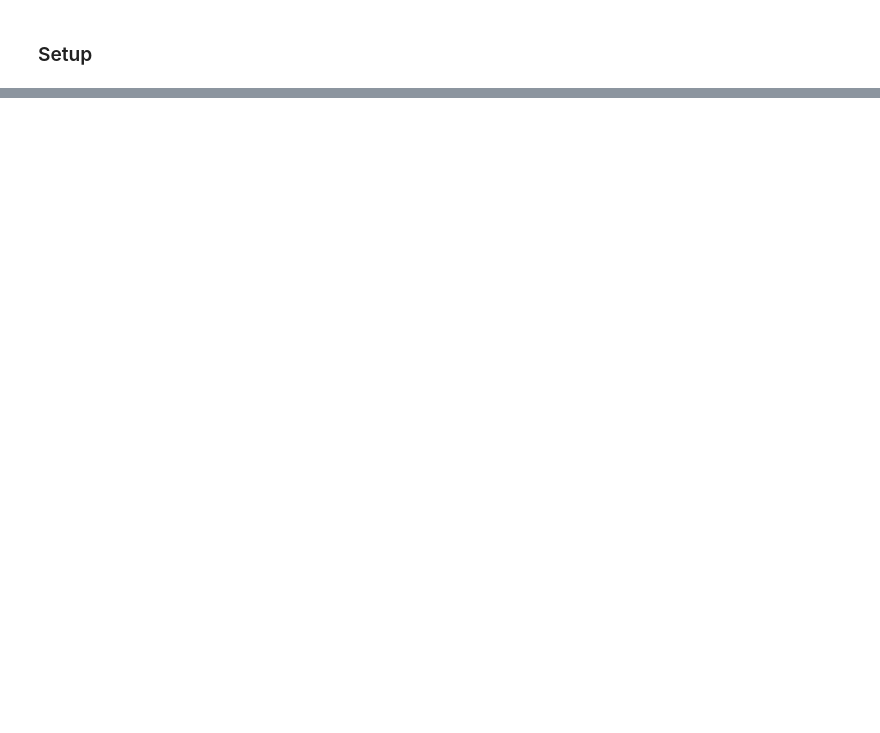
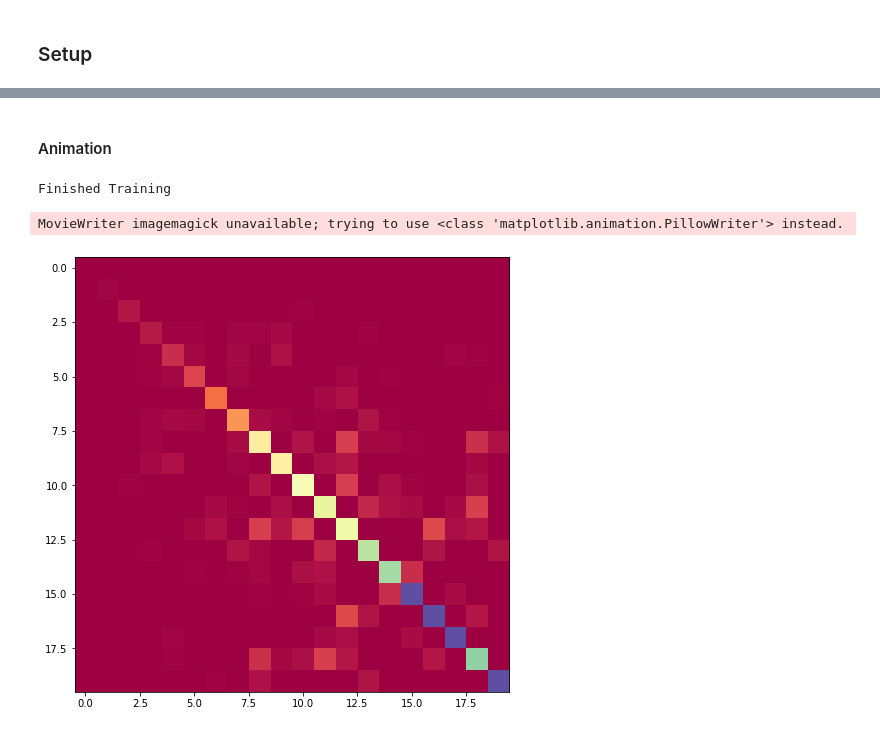
Before and after one commit to dhudsmith/manifold_learning, a Jupyter notebook: source/manifold_learning.ipynb, the cells around one changed output, grey strips where cells are left out. Drawn from its saved outputs; the diff is of its cells as text; code cells hidden in the pictures; blank space fills up the shorter version.

```diff
--- a/source/manifold_learning.ipynb
+++ b/source/manifold_learning.ipynb
@@ -265,0 +136,10 @@ MovieWriter imagemagick unavailable; trying to use <class 'matplotlib.animation.
+# %%
+# hproj progress
+vmax=np.max(eigs_sp)
+vmin=0
+for it, hp in zip(its,hps):
+    Hplt = hp.cpu().detach().numpy()
+    plt.imshow(np.abs(Hplt), origin="upper", cmap='Spectral', interpolation=None, vmax=vmax, vmin=vmin)
+    plt.title("iter: %i" % (it+1))
+    plt.colorbar()
+    plt.show()
@@ -265,0 +160,33 @@ MovieWriter imagemagick unavailable; trying to use <class 'matplotlib.animation.
+# %% [markdown]
+#### Animation
+# %%
+n_iter=125
+n_print=1
+its, errs, hps, ips, ts = utils.optimize(model, optimizer, criterion, n_iter, n_print, stop_early=False, rel_tol=0.01, patience=3, show_progress=False)
+# %% [output]
+Finished Training
+# %%
+fig = plt.figure()
+fig.set_size_inches(8,8, True)
+ax = plt.axes()
+vmax=np.max(eigs_sp)
+vmin=0
+Hplt = hps[0].cpu().detach().numpy()
+mat = plt.imshow(np.abs(Hplt), origin="upper", cmap='Spectral', interpolation=None, vmax=vmax, vmin=vmin)
+
+
+def init():
+    mat.set_data(hps[0].cpu().detach().numpy())
+    return mat,
+def animate(i):
+    hp = hps[i].cpu().detach().numpy()
+    mat.set_data(hp)
+    return mat,
+
+anim = FuncAnimation(fig, animate, init_func=init,
+                               frames=len(hps), interval=130, blit=True)
+
+anim.save('diagonalization_H_ring_2particles.gif', writer='imagemagick')
+# %% [output]
+MovieWriter imagemagick unavailable; trying to use <class 'matplotlib.animation.PillowWriter'> instead.
+[figure, added]
```
Also changed, not shown: parts of 37 cells of this notebook, 3 other files.
